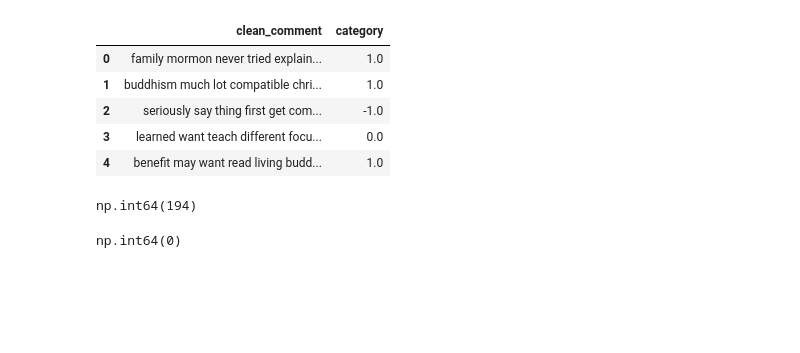
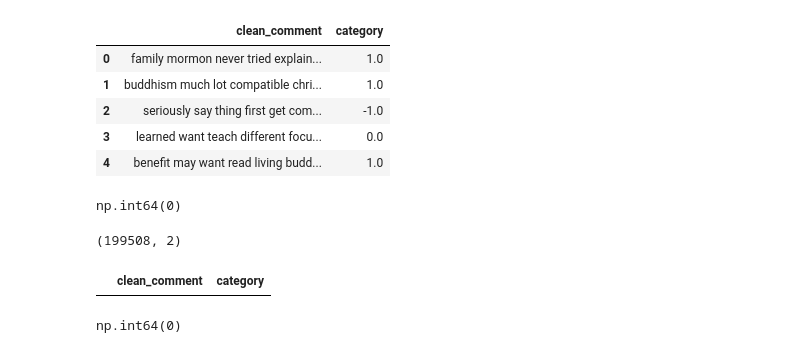
Before and after one commit to Sovith07/yt_comment_analyzer, a Jupyter notebook: notebooks/experiment_1_baseline_model.ipynb, the cells around one changed output. Drawn from its saved outputs; the diff is of its cells as text; code cells hidden in the pictures; blank space fills up the shorter version.

```diff
--- a/notebooks/experiment_1_baseline_model.ipynb
+++ b/notebooks/experiment_1_baseline_model.ipynb
@@ -45,7 +45,7 @@ with mlflow.start_run():
 import numpy as np
 import pandas as pd
 # %%
-df = pd.read_csv('D:\\vs code projects\\yt_comment_analyzer\\data\\interim\\cleaned_data.csv')
+df = pd.read_csv('D:\\vs code projects\\yt_comment_analyzer\\data\\interim\\final_data.csv')
 df.head()
 # %% [output]
 |  | clean_comment | category |
@@ -69,7 +69,15 @@ vectorizer = CountVectorizer(max_features=10000)  # Bag of Words model with a li
 # %%
 df['clean_comment'].isna().sum()
 # %% [output]
-np.int64(194)
+np.int64(0)
+# %%
+df.shape
+# %% [output]
+(199508, 2)
+# %%
+df[df['clean_comment'].isna()]
+# %% [output]
+|  | clean_comment | category |
 # %%
 df['category'] = df['category'].astype('category')
 # %%
```
Also changed, not shown: 8 other files.
